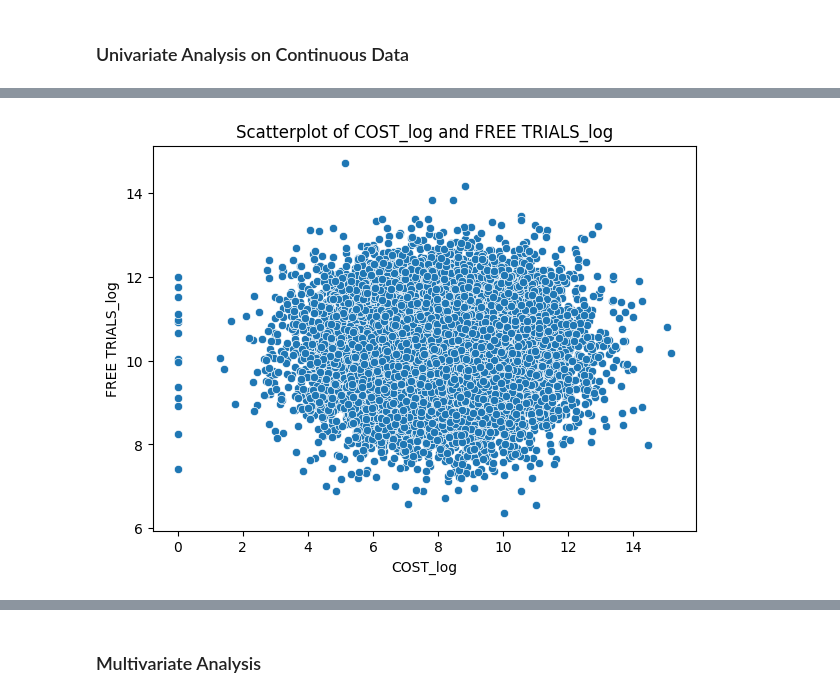
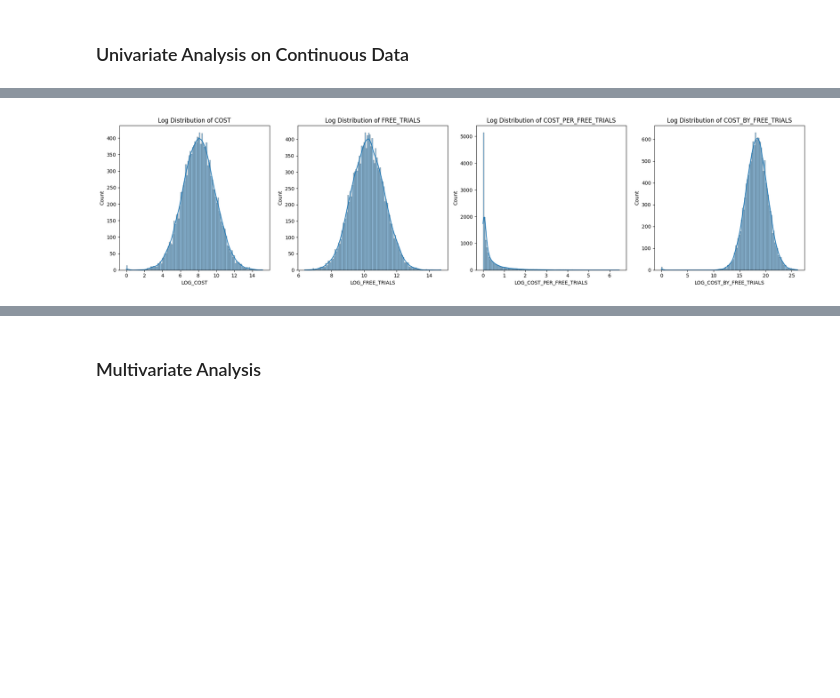
Before and after one commit to 11echeng/free-trial-analysis, a Jupyter notebook: src/notebook/01_paramount_eda_visuals.ipynb, the cells around one changed output, grey strips where cells are left out. Cells and saved outputs as stored; diff of their text form; code cells hidden in the pictures; blank space fills up the shorter version.

```diff
--- a/src/notebook/01_paramount_eda_visuals.ipynb
+++ b/src/notebook/01_paramount_eda_visuals.ipynb
@@ -317,34 +221,37 @@ Passing `palette` without assigning `hue` is deprecated and will be removed in v
-# %%
-'''
-Covariation Analysis using Scatterplot:
-
-1. 'LOG_COST' + 'LOG_FREE TRIALS' Observations/Thoughts/Tasks:
-    a. Positive, weak, linear relationship. A higher spending on a campaign doesn't necessarily mean more free trials
-    being generated.
-    b. The expenses of multiple campaigns with similar costs can still generate a wide range of free trials. This makes
-    sense. Some products/brands/titles/services can have higher barriers of entry to get customers to try out their
-    product/service compared to others. Some sectors can also be more competitive than others. Also, we don't know what
-    the impression count is for these campaigns.
-    c. Reinforcing the idea of inspecting 0 'LOG_COST' subset and the likelihood of misrepresentation in the data since
-    how can a campaign cost free and also generate more than the average 'LOG_FREE TRIALS'?
-    d. We see a high density of data bwetween 'LOG_COST' 4-12 and 8-12 'LOG_FREE TRIALS'. We see that there is quite a
-    bit of spread within this sector which tells us there could be multiple factors/relationships that go beyond just
-    LOG_COST' and the number of generated 'LOG_FREE TRIALS'.
-    e. What makes certain campaigns more successful over others since cost doesn't seem to be a strong indicator.
-    f. Edgecases appear around all corners of the central cluster of data points. These subset show weak, linear
-    relationship. IE: We have high 'LOG_COST' with low 'LOG_FREE TRIALS'. This can be areas of opportunty for improvement
-    in campaign strategy. Also, edge cases where we have low 'LOG_COST' and high 'LOG_FREE TRIALS' near the upper left
-    quadrant. trials for repeatiability.
-
-2. Action Items:
-    a. Add cateogircal data to the scatterplot to see if there are any relationships between the two.
-    b. Filter data on 0's in 'LOG_COST' for more analysis.
-    c. Filter data on high 'LOG_COST' with low 'LOG_FREE TRIALS' for more analysis.
-    d. Filter data on low 'LOG_COST' and high 'LOG_FREE TRIALS' for more analysis.
-'''
-plt.figure(figsize=(7, 5))
-sns.scatterplot(x='COST_log', y='FREE TRIALS_log', data=df)
-plt.title('Scatterplot of COST_log and FREE TRIALS_log')
-plt.show()
-# %% [output]
-[figure, removed]
+# %%
+'''
+Single Variation Continuous Log Analysis using Histogram with 118 bins | bin size ~= SqRoot(n):
+
+1. The log transformation has normalized the data and reduced the impact of outliers. The distribution is now more symmetrical.
+2. Cost Data: 68% of all campaigns to fall within one standard deviation of this range $402 -$22,025; the mean/median is $3,000.
+3. Free Trials: 68% of all campaigns to fall within one standard deviation of this range 3,000 - 160,000; the mean/median is 22,000.
+4. Free Trials has a broader distribution of values than Cost, which validates visuals seen already.
+5. The log transformation on COST_PER_FREE_TRIALS did not yield the same results. We see a concentration of data around 0 which could
+be driven by outliers which are still available. Also, since most campigns are on the lower end that means good return.
+
+'''
+
+num_cols = len(quantitative)
+ncols = 4  # Number of columns per row
+nrows = (num_cols // ncols) + (num_cols % ncols > 0)  # Dynamically adjust rows
+fig, axes = plt.subplots(nrows=nrows, ncols=ncols, figsize=(20, 5 * nrows))
+
+# Flatten axes for iteration
+axes = axes.flatten()
+
+# Plot histograms for log-transformed variables
+for i, quant_col in enumerate(quantitative):
+    log_transformed = np.log1p(df[quant_col])  # Log-transform
+    df[f'LOG_{quant_col}'] = log_transformed  # Add to dataframe
+    sns.histplot(log_transformed, kde=True, bins=118, ax=axes[i])
+    axes[i].set_title(f'Log Distribution of {quant_col}')
+    axes[i].set_xlabel(f'LOG_{quant_col}')
+
+# Remove unused subplots
+for j in range(i + 1, len(axes)):
+    fig.delaxes(axes[j])
+
+plt.tight_layout()
+plt.show()
+# %% [output]
+[figure, added]
```
Also changed, not shown: parts of 22 cells of this notebook, 10 other files.
